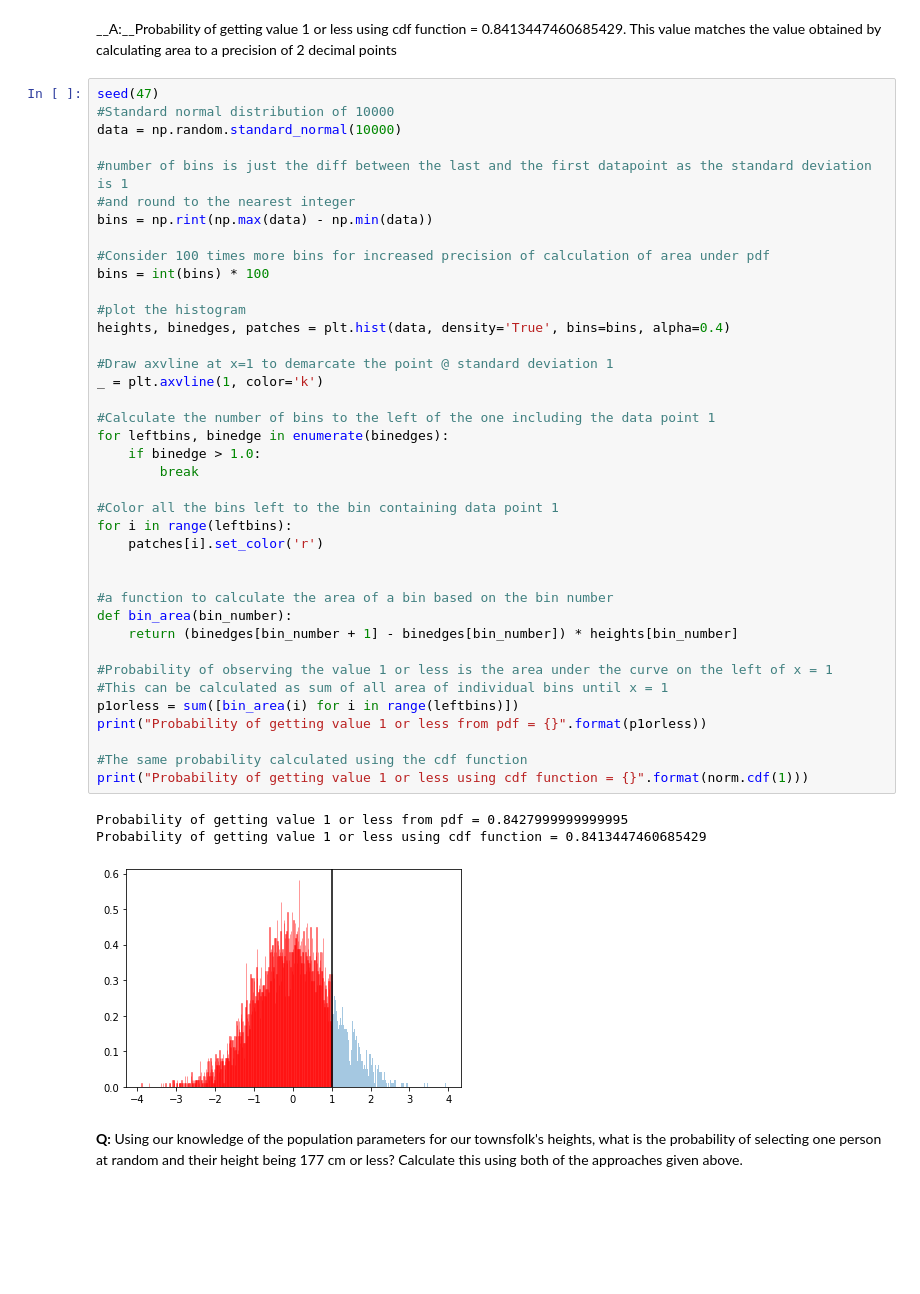
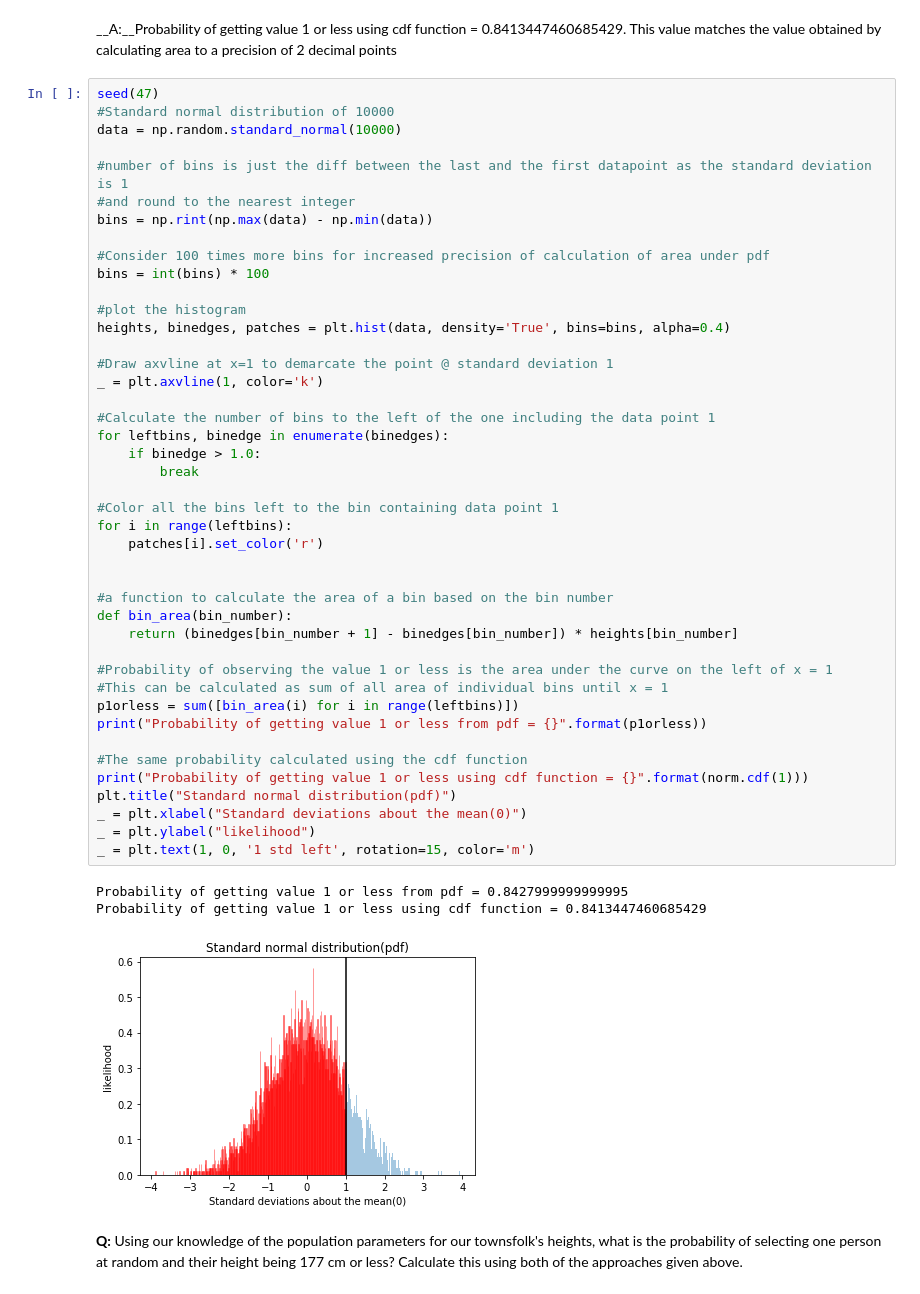
Before and after one commit to ganeshrajanbaboo/ganeshspring, a Jupyter notebook: inferential_statistics_1a_Q6_25_complete.ipynb, the cells around one changed output. Cells and saved outputs as stored; diff of their text form; blank space fills up the shorter version.

```diff
--- a/inferential_statistics_1a_Q6_25_complete.ipynb
+++ b/inferential_statistics_1a_Q6_25_complete.ipynb
@@ -327,34 +330,38 @@ bins = int(bins) * 100
 #plot the histogram
 heights, binedges, patches = plt.hist(data, density='True', bins=bins, alpha=0.4)
 
 #Draw axvline at x=1 to demarcate the point @ standard deviation 1
 _ = plt.axvline(1, color='k')
 
 #Calculate the number of bins to the left of the one including the data point 1
 for leftbins, binedge in enumerate(binedges):
     if binedge > 1.0:
         break
 
 #Color all the bins left to the bin containing data point 1
 for i in range(leftbins):
     patches[i].set_color('r')
 
 
 #a function to calculate the area of a bin based on the bin number
 def bin_area(bin_number):
     return (binedges[bin_number + 1] - binedges[bin_number]) * heights[bin_number]
 
 #Probability of observing the value 1 or less is the area under the curve on the left of x = 1
 #This can be calculated as sum of all area of individual bins until x = 1
 p1orless = sum([bin_area(i) for i in range(leftbins)])
 print("Probability of getting value 1 or less from pdf = {}".format(p1orless))
 
 #The same probability calculated using the cdf function
 print("Probability of getting value 1 or less using cdf function = {}".format(norm.cdf(1)))
+plt.title("Standard normal distribution(pdf)")
+_ = plt.xlabel("Standard deviations about the mean(0)")
+_ = plt.ylabel("likelihood")
+_ = plt.text(1, 0, '1 std left', rotation=15, color='m')
 # %% [output]
 Probability of getting value 1 or less from pdf = 0.8427999999999995
 Probability of getting value 1 or less using cdf function = 0.8413447460685429
-[figure, old version]
+[figure, new version]
 # %% [markdown]
 
 __Q:__ Using our knowledge of the population parameters for our townsfolk's heights, what is the probability of selecting one person at random and their height being 177 cm or less? Calculate this using both of the approaches given above.
```
Also changed, not shown: parts of 5 cells of this notebook, 1 other file.
